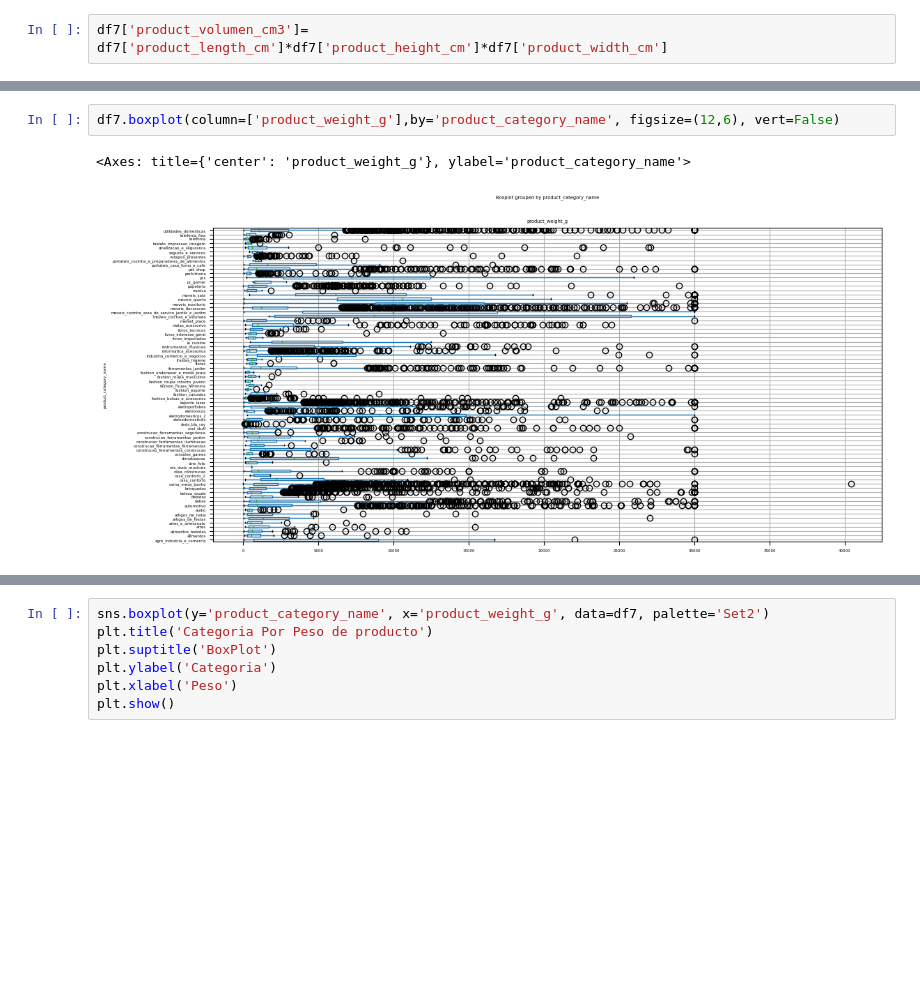
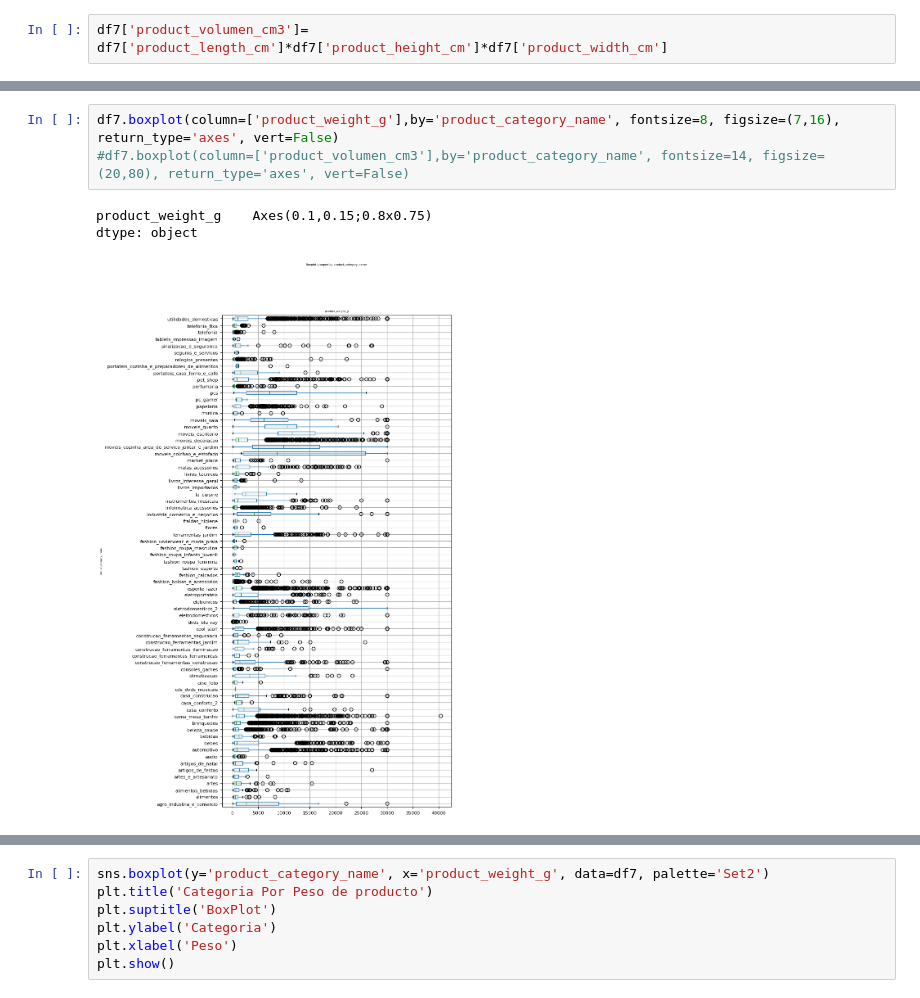
Before and after one commit to fabizap/Olist, a Jupyter notebook: BASES_7_Y_8_DE_FABIAN.ipynb, the cells around one changed output, grey strips where cells are left out. Saved outputs shown, nothing was run; the diff lists cells and outputs as text; blank space fills up the shorter version.

```diff
--- a/BASES_7_Y_8_DE_FABIAN.ipynb
+++ b/BASES_7_Y_8_DE_FABIAN.ipynb
@@ -188,8 +188,10 @@ plt.show()
-# %%
-df7.boxplot(column=['product_weight_g'],by='product_category_name', figsize=(12,6), vert=False)
-# %% [output]
-<Axes: title={'center': 'product_weight_g'}, ylabel='product_category_name'>
-[figure, removed]
+# %%
+df7.boxplot(column=['product_weight_g'],by='product_category_name', fontsize=8, figsize=(7,16), return_type='axes', vert=False)
+#df7.boxplot(column=['product_volumen_cm3'],by='product_category_name', fontsize=14, figsize=(20,80), return_type='axes', vert=False)
+# %% [output]
+product_weight_g    Axes(0.1,0.15;0.8x0.75)
+dtype: object
+[figure, added]
 # %%
 sns.boxplot(x='product_category_name', y='product_weight_g', data=df7, palette='Set3')
 plt.title('Categoria Por Peso de producto')
```
Also changed, not shown: parts of 5 cells of this notebook.
